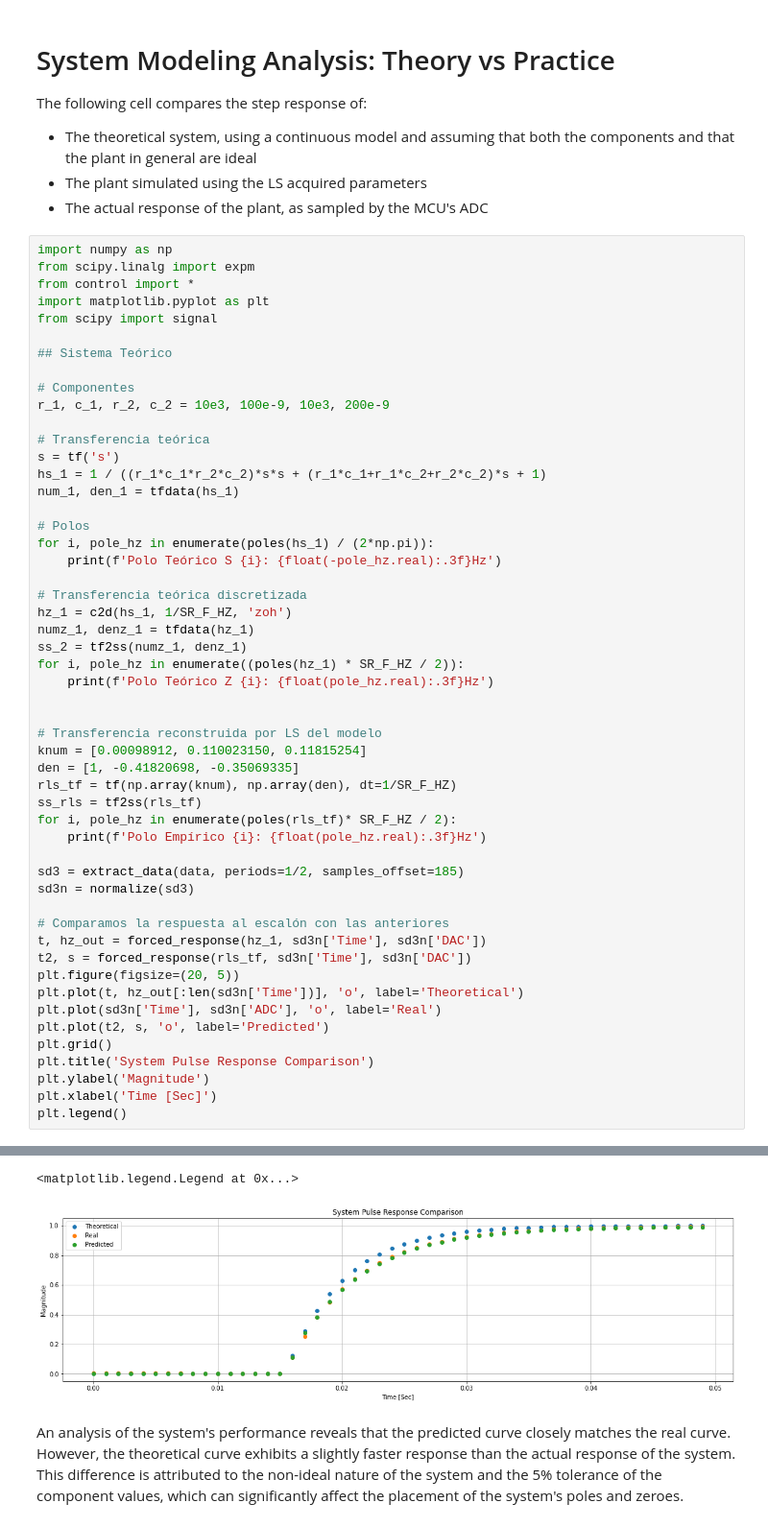
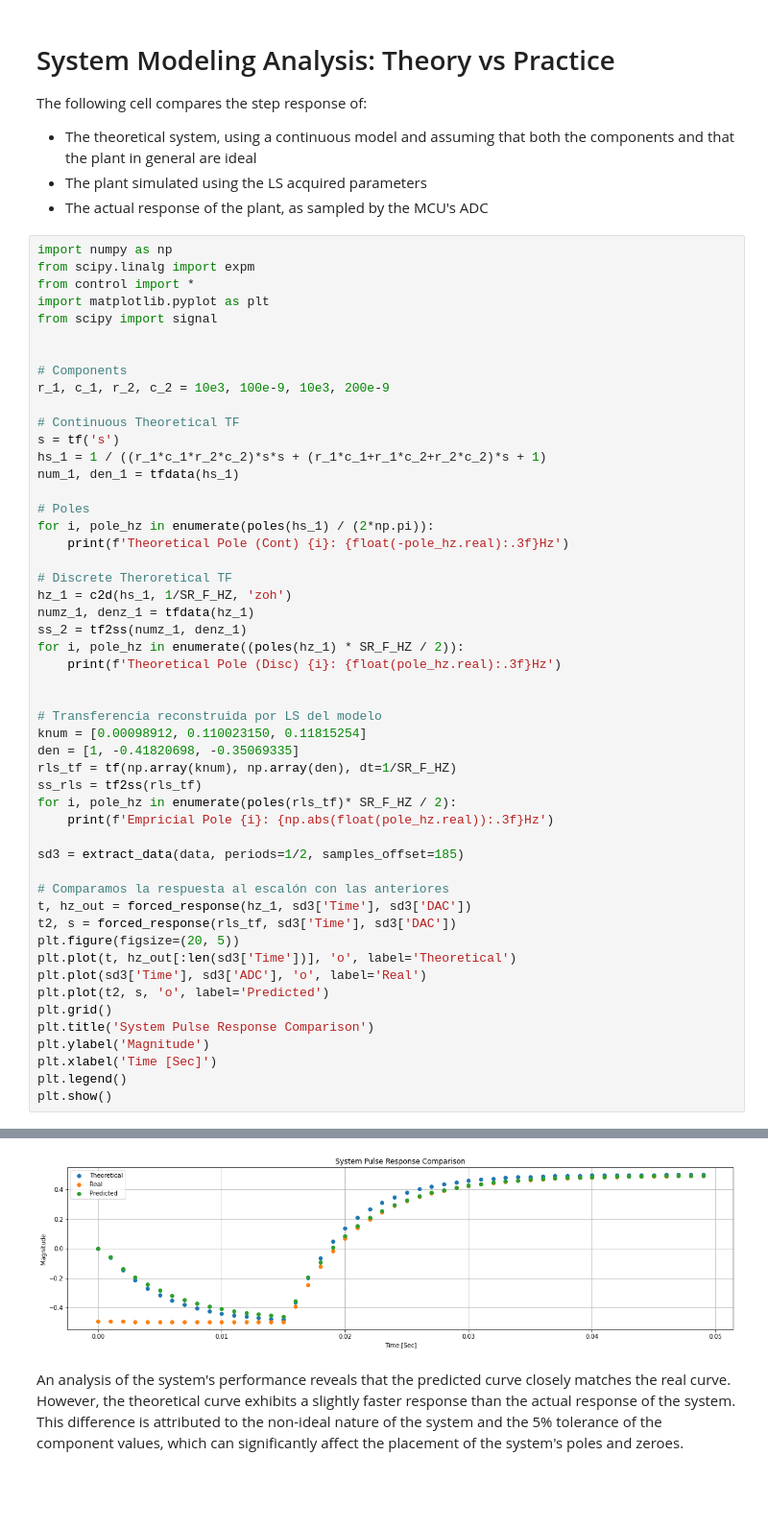
Before and after one commit to lorsi96/System-Identification-Control-for-RCRC-Circuit, a Jupyter notebook: README.ipynb, the cells around one changed output, grey strips where cells are left out. Shown at 96% size. Drawn from its saved outputs; the diff is of its cells as text; blank space fills up the shorter version.

```diff
--- a/informe.ipynb
+++ b/README.ipynb
@@ -168,26 +168,25 @@ from control import *
 import matplotlib.pyplot as plt
 from scipy import signal
 
-## Sistema Teórico
 
-# Componentes
+# Components
 r_1, c_1, r_2, c_2 = 10e3, 100e-9, 10e3, 200e-9
 
-# Transferencia teórica
+# Continuous Theoretical TF
 s = tf('s')
 hs_1 = 1 / ((r_1*c_1*r_2*c_2)*s*s + (r_1*c_1+r_1*c_2+r_2*c_2)*s + 1)
 num_1, den_1 = tfdata(hs_1)
 
-# Polos
+# Poles
 for i, pole_hz in enumerate(poles(hs_1) / (2*np.pi)):
-    print(f'Polo Teórico S {i}: {float(-pole_hz.real):.3f}Hz')
+    print(f'Theoretical Pole (Cont) {i}: {float(-pole_hz.real):.3f}Hz')
 
-# Transferencia teórica discretizada
+# Discrete Theroretical TF
 hz_1 = c2d(hs_1, 1/SR_F_HZ, 'zoh')
 numz_1, denz_1 = tfdata(hz_1)
 ss_2 = tf2ss(numz_1, denz_1)
 for i, pole_hz in enumerate((poles(hz_1) * SR_F_HZ / 2)):
-    print(f'Polo Teórico Z {i}: {float(pole_hz.real):.3f}Hz')
+    print(f'Theoretical Pole (Disc) {i}: {float(pole_hz.real):.3f}Hz')
 
 
 # Transferencia reconstruida por LS del modelo
@@ -196,21 +195,21 @@ den = [1, -0.41820698, -0.35069335]
 rls_tf = tf(np.array(knum), np.array(den), dt=1/SR_F_HZ)
 ss_rls = tf2ss(rls_tf)
 for i, pole_hz in enumerate(poles(rls_tf)* SR_F_HZ / 2):
-    print(f'Polo Empírico {i}: {float(pole_hz.real):.3f}Hz')
+    print(f'Empricial Pole {i}: {np.abs(float(pole_hz.real)):.3f}Hz')
 
 sd3 = extract_data(data, periods=1/2, samples_offset=185)
-sd3n = normalize(sd3)
 
 # Comparamos la respuesta al escalón con las anteriores
-t, hz_out = forced_response(hz_1, sd3n['Time'], sd3n['DAC'])
-t2, s = forced_response(rls_tf, sd3n['Time'], sd3n['DAC'])
+t, hz_out = forced_response(hz_1, sd3['Time'], sd3['DAC'])
+t2, s = forced_response(rls_tf, sd3['Time'], sd3['DAC'])
 plt.figure(figsize=(20, 5))
-plt.plot(t, hz_out[:len(sd3n['Time'])], 'o', label='Theoretical')
-plt.plot(sd3n['Time'], sd3n['ADC'], 'o', label='Real')
+plt.plot(t, hz_out[:len(sd3['Time'])], 'o', label='Theoretical')
+plt.plot(sd3['Time'], sd3['ADC'], 'o', label='Real')
 plt.plot(t2, s, 'o', label='Predicted')
 plt.grid()
 plt.title('System Pulse Response Comparison')
 plt.ylabel('Magnitude')
 plt.xlabel('Time [Sec]')
 plt.legend()
+plt.show()
 # %% [output]
@@ -223,5 +222,4 @@ Polo Empírico 1: -209.462Hz
-<matplotlib.legend.Legend at 0x...>
-[figure, old version]
+[figure, new version]
 # %% [markdown]
 An analysis of the system's performance reveals that the predicted curve closely matches the real curve. However, the theoretical curve exhibits a slightly faster response than the actual response of the system. This difference is attributed to the non-ideal nature of the system and the 5% tolerance of the component values, which can significantly affect the placement of the system's poles and zeroes.
 # %% [markdown]
```
Also changed, not shown: parts of 9 cells of this notebook, 9 other files.
